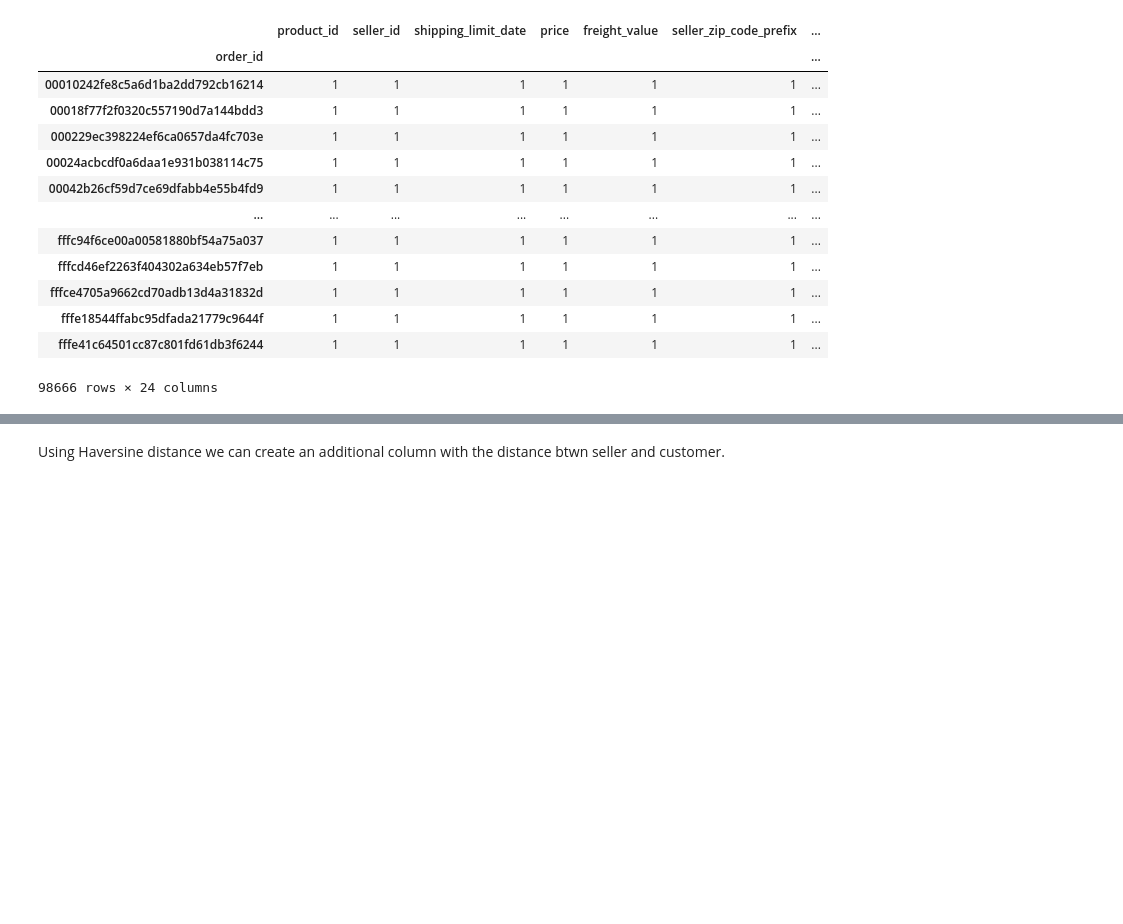
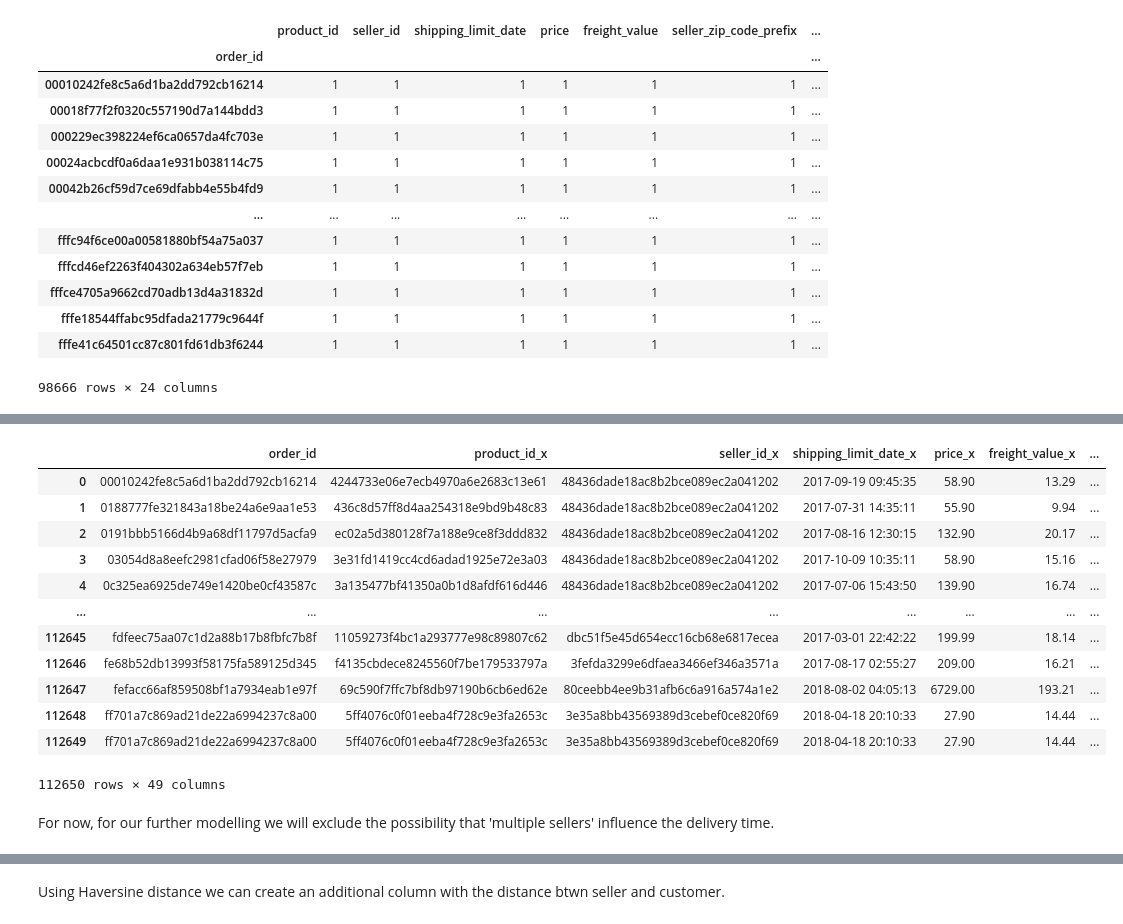
Before and after one commit to Ksyu22/olist_ecommerce, a Jupyter notebook: olist_ecommerce/notebooks/eda_delivery_prediction.ipynb, the cells around one changed output, grey strips where cells are left out. Drawn from its saved outputs; the diff is of its cells as text; code cells hidden in the pictures; blank space fills up the shorter version.

```diff
--- a/olist_ecommerce/notebooks/eda_delivery_prediction.ipynb
+++ b/olist_ecommerce/notebooks/eda_delivery_prediction.ipynb
@@ -286,11 +287,13 @@ df
 | 112649 | ff701a7c869ad21de22a6994237c8a00 | 5ff4076c0f01eeba4f728c9e3fa2653c | 3e35a8bb43569389d3cebef0ce820f69 | 2018-04-18 20:10:33 | 27.90 | 14.44 | 3124 | ... |
 112650 rows × 15 columns
 # %%
-df_all = df.merge(geo, left_on='seller_zip_code_prefix', right_on='geolocation_zip_code_prefix', how='left')
+df_all = df.merge(geo, left_on='seller_zip_code_prefix',
+                        right_on='geolocation_zip_code_prefix',
+                        how='left')
 df_all = df_all.merge(geo, left_on = "customer_zip_code_prefix",
-             right_on = "geolocation_zip_code_prefix",
-             how = "left",
-             suffixes = ("_seller", "_customer"))
+                            right_on = "geolocation_zip_code_prefix",
+                            how = "left",
+                            suffixes = ("_seller", "_customer"))
 
 df_all
 # %% [output]
@@ -348,2 +393,20 @@ order_count
+# %%
+df_all.merge(order_count, on='order_id', how='inner')
+# %% [output]
+|  | order_id | product_id_x | seller_id_x | shipping_limit_date_x | price_x | freight_value_x | ... |
+| 0 | 00010242fe8c5a6d1ba2dd792cb16214 | 4244733e06e7ecb4970a6e2683c13e61 | 48436dade18ac8b2bce089ec2a041202 | 2017-09-19 09:45:35 | 58.90 | 13.29 | ... |
+| 1 | 0188777fe321843a18be24a6e9aa1e53 | 436c8d57ff8d4aa254318e9bd9b48c83 | 48436dade18ac8b2bce089ec2a041202 | 2017-07-31 14:35:11 | 55.90 | 9.94 | ... |
+| 2 | 0191bbb5166d4b9a68df11797d5acfa9 | ec02a5d380128f7a188e9ce8f3ddd832 | 48436dade18ac8b2bce089ec2a041202 | 2017-08-16 12:30:15 | 132.90 | 20.17 | ... |
+| 3 | 03054d8a8eefc2981cfad06f58e27979 | 3e31fd1419cc4cd6adad1925e72e3a03 | 48436dade18ac8b2bce089ec2a041202 | 2017-10-09 10:35:11 | 58.90 | 15.16 | ... |
+| 4 | 0c325ea6925de749e1420be0cf43587c | 3a135477bf41350a0b1d8afdf616d446 | 48436dade18ac8b2bce089ec2a041202 | 2017-07-06 15:43:50 | 139.90 | 16.74 | ... |
+| ... | ... | ... | ... | ... | ... | ... | ... |
+| 112645 | fdfeec75aa07c1d2a88b17b8fbfc7b8f | 11059273f4bc1a293777e98c89807c62 | dbc51f5e45d654ecc16cb68e6817ecea | 2017-03-01 22:42:22 | 199.99 | 18.14 | ... |
+| 112646 | fe68b52db13993f58175fa589125d345 | f4135cbdece8245560f7be179533797a | 3fefda3299e6dfaea3466ef346a3571a | 2017-08-17 02:55:27 | 209.00 | 16.21 | ... |
+| 112647 | fefacc66af859508bf1a7934eab1e97f | 69c590f7ffc7bf8db97190b6cb6ed62e | 80ceebb4ee9b31afb6c6a916a574a1e2 | 2018-08-02 04:05:13 | 6729.00 | 193.21 | ... |
+| 112648 | ff701a7c869ad21de22a6994237c8a00 | 5ff4076c0f01eeba4f728c9e3fa2653c | 3e35a8bb43569389d3cebef0ce820f69 | 2018-04-18 20:10:33 | 27.90 | 14.44 | ... |
+| 112649 | ff701a7c869ad21de22a6994237c8a00 | 5ff4076c0f01eeba4f728c9e3fa2653c | 3e35a8bb43569389d3cebef0ce820f69 | 2018-04-18 20:10:33 | 27.90 | 14.44 | ... |
+112650 rows × 49 columns
+# %% [markdown]
+For now, for our further modelling we will exclude the possibility that 'multiple sellers' influence the delivery time.
 # %%
 # deleting orders which has multiple sellers
```
Also changed, not shown: parts of 17 cells of this notebook.
